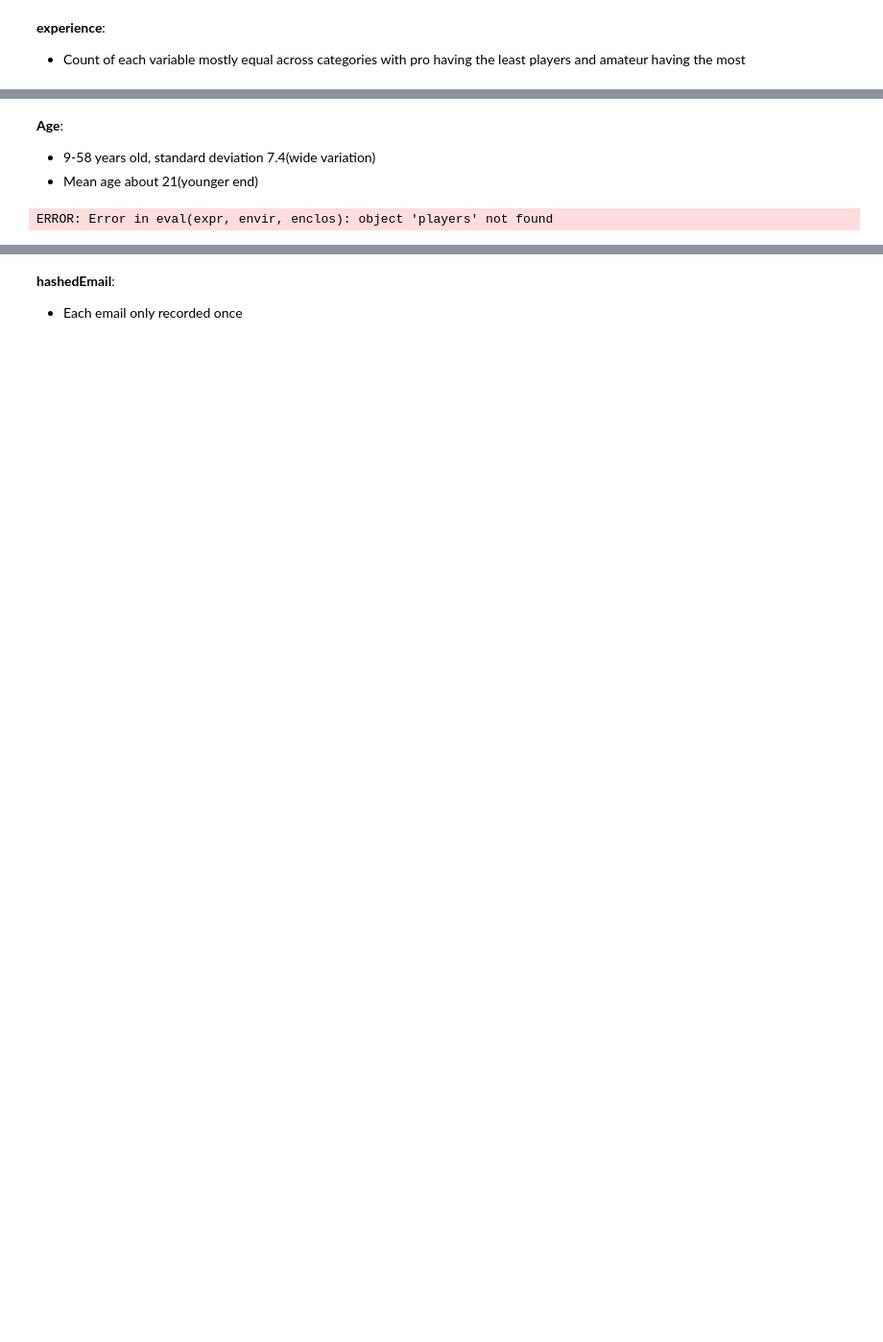
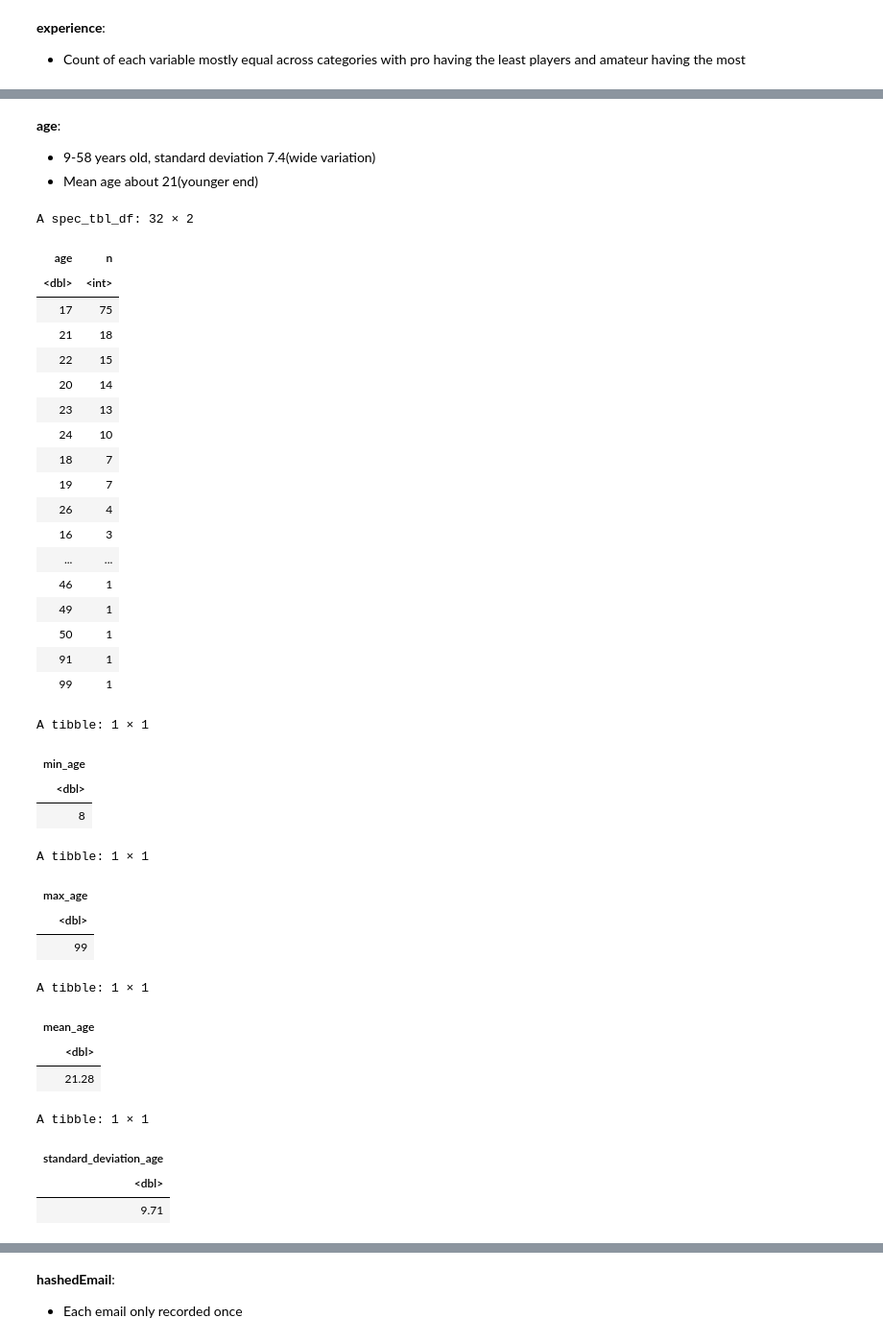
Before and after one commit to jedawelle/individual_project, a Jupyter notebook: project_planning_stages.ipynb, the cells around one changed output, grey strips where cells are left out. Shown at 96% size. Saved outputs shown, nothing was run; the diff lists cells and outputs as text; code cells hidden in the pictures; blank space fills up the shorter version.

```diff
--- a/project_planning_stages.ipynb
+++ b/project_planning_stages.ipynb
@@ -114,31 +211,65 @@ ERROR: Error in eval(expr, envir, enclos): object 'players' not found
 # %% [markdown]
-**Age**:
+**age**:
 - 9-58 years old, standard deviation 7.4(wide variation)
 - Mean age about 21(younger end)
 # %%
-Age_count<-players|>
-    count(Age)|>
+age_count<-players|>
+    count(age)|>
     arrange(desc(n))
-Age_count
+age_count
 
-Age_min<-players|>
-    summarize(min_Age=min(Age,na.rm=TRUE))
-Age_min
+age_min<-players|>
+    summarize(min_age=min(age,na.rm=TRUE))
+age_min
 
-Age_max<-players|>
-    summarize(max_Age=max(Age,na.rm=TRUE))
-Age_max
+age_max<-players|>
+    summarize(max_age=max(age,na.rm=TRUE))
+age_max
 
-Age_mean<-players|>
-    summarize(mean_Age=mean(Age,na.rm=TRUE))|>
+age_mean<-players|>
+    summarize(mean_age=mean(age,na.rm=TRUE))|>
     round(digits=2)
-Age_mean
+age_mean
 
-Age_sd<-players|>
-    summarize(standard_deviation_Age=sd(Age,na.rm=TRUE))|>
+age_sd<-players|>
+    summarize(standard_deviation_age=sd(age,na.rm=TRUE))|>
     round(digits=2)
 
-Age_sd
+age_sd
 # %% [output]
-ERROR: Error in eval(expr, envir, enclos): object 'players' not found
+A spec_tbl_df: 32 × 2
+| age | n |
+| <dbl> | <int> |
+| 17 | 75 |
+| 21 | 18 |
+| 22 | 15 |
+| 20 | 14 |
+| 23 | 13 |
+| 24 | 10 |
+| 18 | 7 |
+| 19 | 7 |
+| 26 | 4 |
+| 16 | 3 |
+| ... | ... |
+| 46 | 1 |
+| 49 | 1 |
+| 50 | 1 |
+| 91 | 1 |
+| 99 | 1 |
+A tibble: 1 × 1
+| min_age |
+| <dbl> |
+| 8 |
+A tibble: 1 × 1
+| max_age |
+| <dbl> |
+| 99 |
+A tibble: 1 × 1
+| mean_age |
+| <dbl> |
+| 21.28 |
+A tibble: 1 × 1
+| standard_deviation_age |
+| <dbl> |
+| 9.71 |
 # %% [markdown]
```
Also changed, not shown: parts of 16 cells of this notebook.
